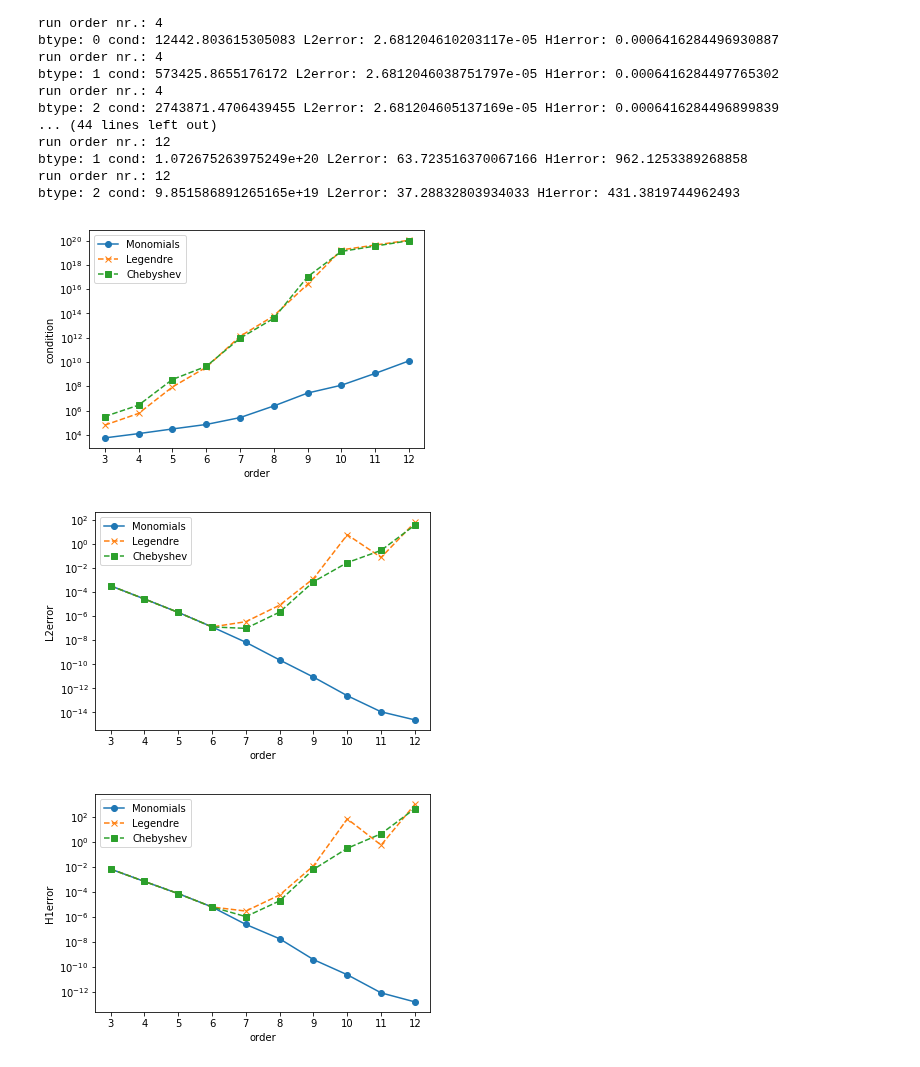
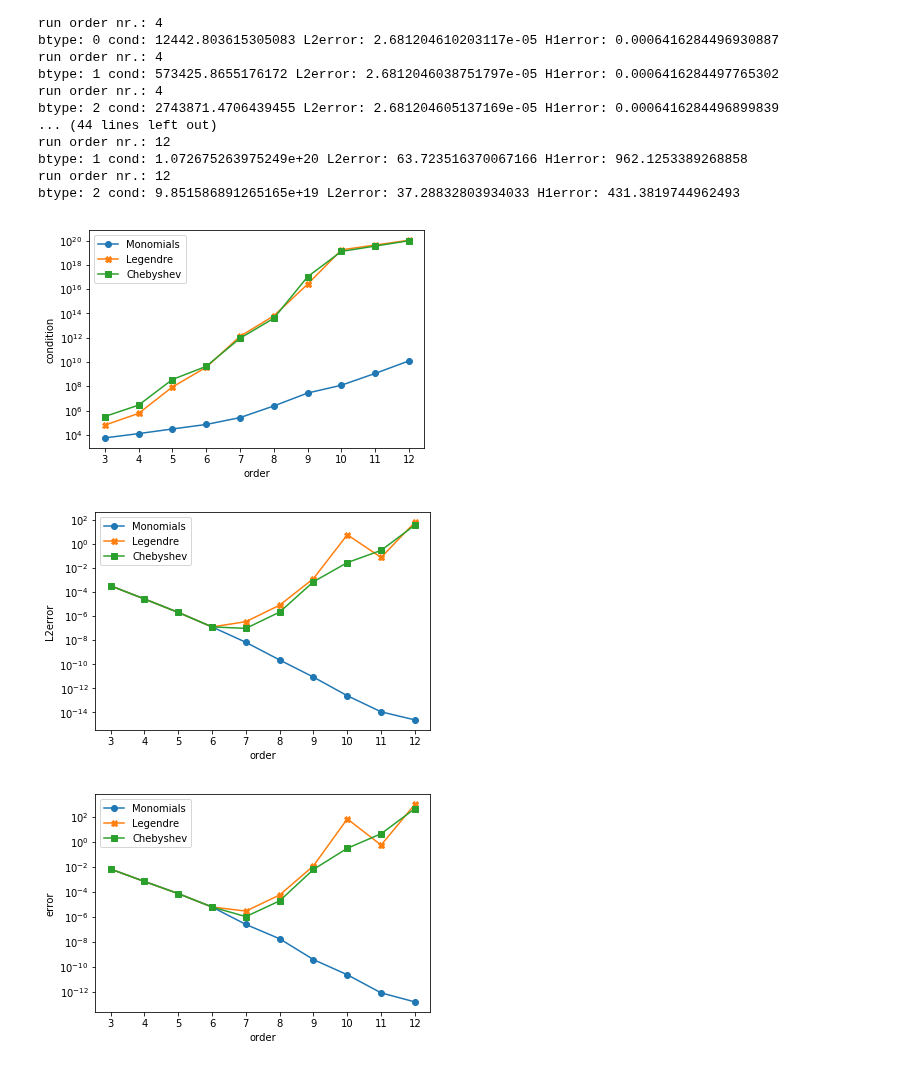
Before and after one commit to PaulSt/NGSTrefftz, a Jupyter notebook: python_test/notebooks/Cartsolve_v1.ipynb, the cells around one changed output. Saved outputs shown, nothing was run; the diff lists cells and outputs as text; code cells hidden in the pictures.

```diff
--- a/python_test/notebooks/Cartsolve_v1.ipynb
+++ b/python_test/notebooks/Cartsolve_v1.ipynb
@@ -68,24 +69,24 @@ btype: 2 cond: 9.851586891265165e+19 L2error: 37.28832803934033 H1error: 431.381
 # %%
 import matplotlib.pyplot as plt
 from matplotlib.ticker import MaxNLocator
 
-data = ['condition', 'L2error', 'H1error']
+data = ['condition', 'L2error', 'error'] #Error=semiH1error
 sol = np.array(solution)
 
 for i in range(len(data)):
     fig = plt.figure()
     ax = fig.gca()
     plt.semilogy(sol[sol[:,0]==0,1], sol[sol[:,0]==0,i+2], '-o', label="Monomials")
-    plt.semilogy(sol[sol[:,0]==1,1], sol[sol[:,0]==1,i+2], '--x', label="Legendre")
-    plt.semilogy(sol[sol[:,0]==2,1], sol[sol[:,0]==2,i+2], '--s', label="Chebyshev")
+    plt.semilogy(sol[sol[:,0]==1,1], sol[sol[:,0]==1,i+2], '-X', label="Legendre")
+    plt.semilogy(sol[sol[:,0]==2,1], sol[sol[:,0]==2,i+2], '-s', label="Chebyshev")
     ax.xaxis.set_major_locator(MaxNLocator(integer=True))
     #plt.title('Wavespeed: ' + str(c) + " Meshsize: " + str(1/N))
     plt.legend()
     plt.ylabel(data[i])
     plt.xlabel('order')
     plt.savefig("../results/diffbasis_"+data[i]+".eps")
     plt.draw()
 # %% [output]
 [figure]
 [figure]
-[figure, old version]
+[figure, new version]
```
Also changed, not shown: parts of 1 cell of this notebook, 4 other files.
